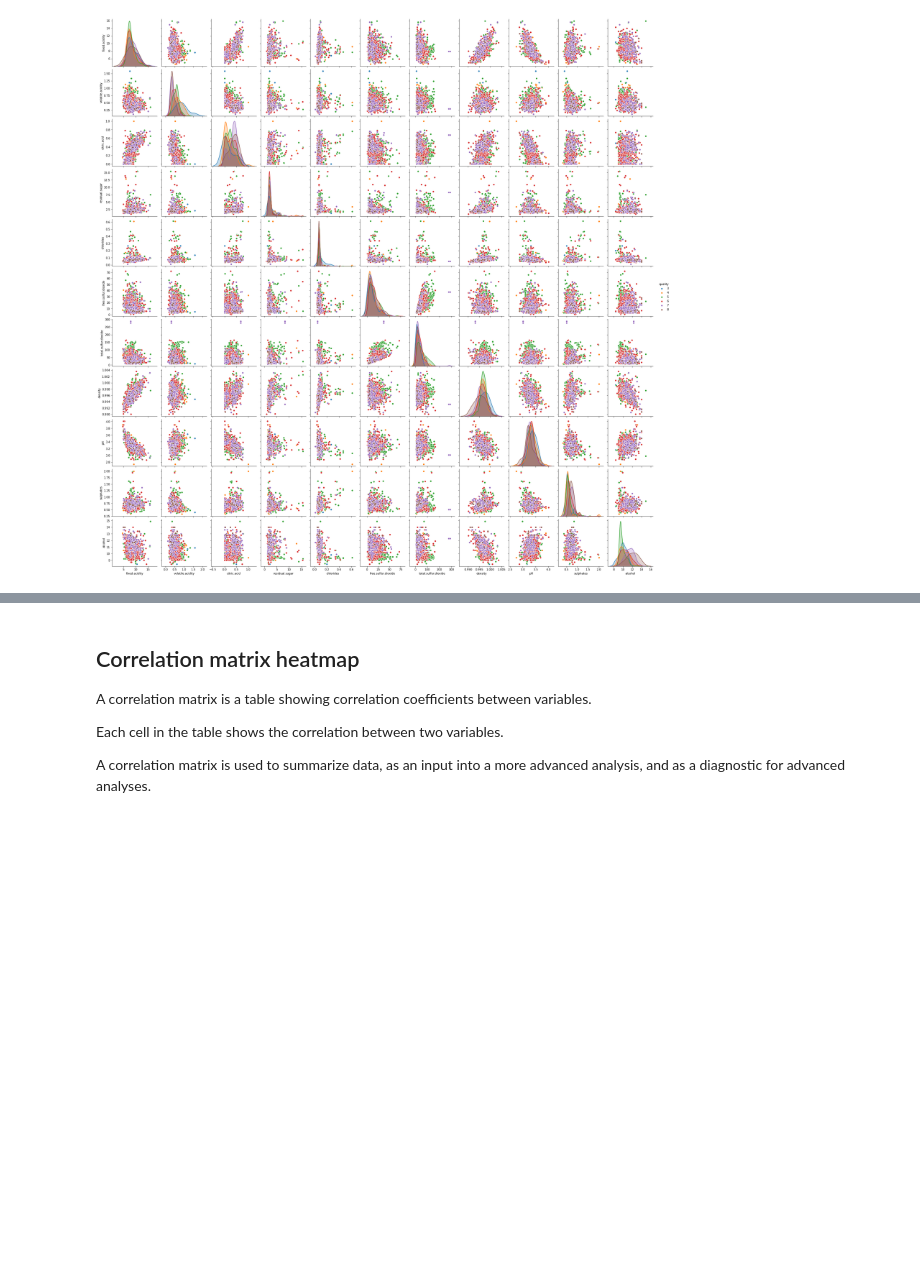
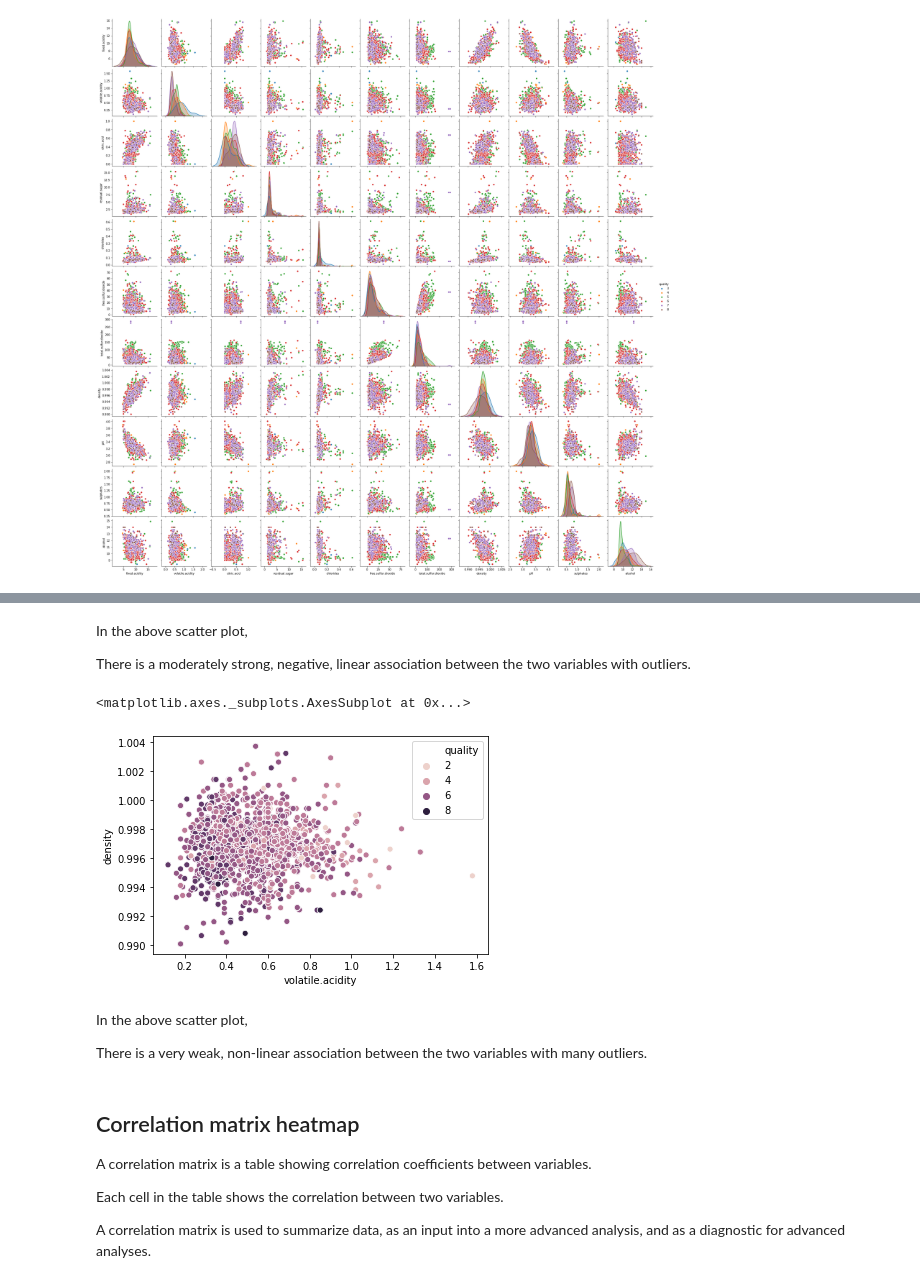
Before and after one commit to Nishidh25/Deeplearning-Models, a Jupyter notebook: red_wine_quality_visualization.ipynb, the cells around one changed output, grey strips where cells are left out. Saved outputs shown, nothing was run; the diff lists cells and outputs as text; code cells hidden in the pictures; blank space fills up the shorter version.

```diff
--- a/red_wine_quality_visualization.ipynb
+++ b/red_wine_quality_visualization.ipynb
@@ -153,3 +206,16 @@ sns.pairplot(df,hue='quality');
+# %% [markdown]
+In the above scatter plot,
+
+There is a moderately strong, negative, linear association between the two variables with outliers.
+# %%
+sns.scatterplot(x='volatile.acidity', y='density',hue='quality', data=df)
+# %% [output]
+<matplotlib.axes._subplots.AxesSubplot at 0x...>
+[figure, added]
+# %% [markdown]
+In the above scatter plot,
+
+There is a very weak, non-linear association between the two variables with many outliers.
 # %% [markdown]
 ## Correlation matrix heatmap
 
```
Also changed, not shown: parts of 13 cells of this notebook.
